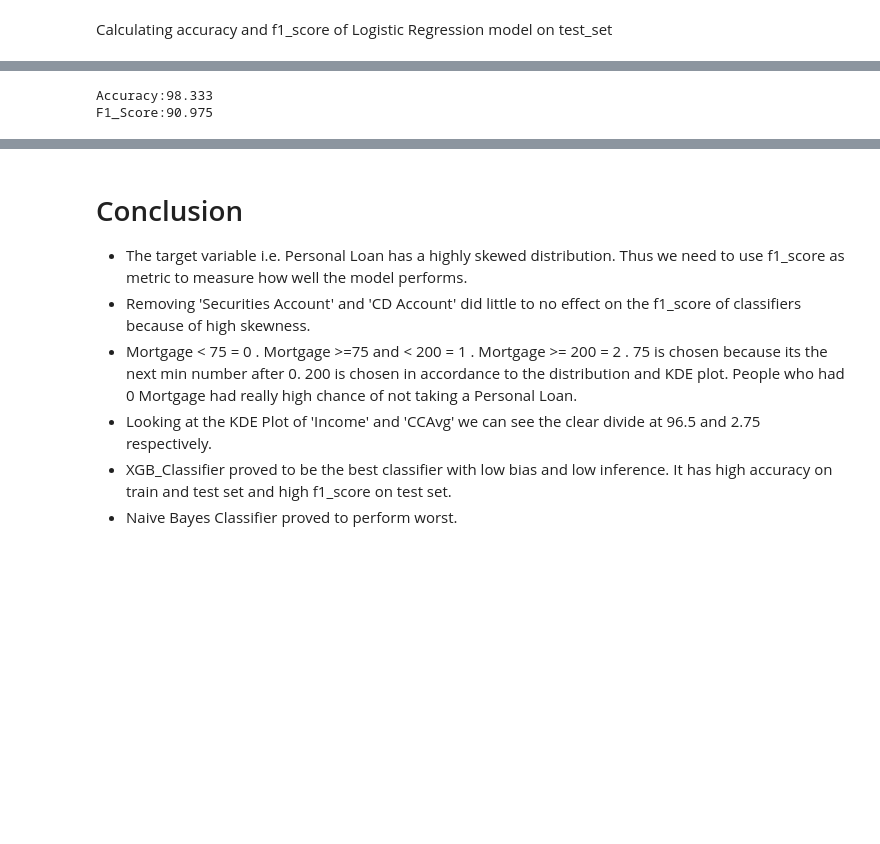
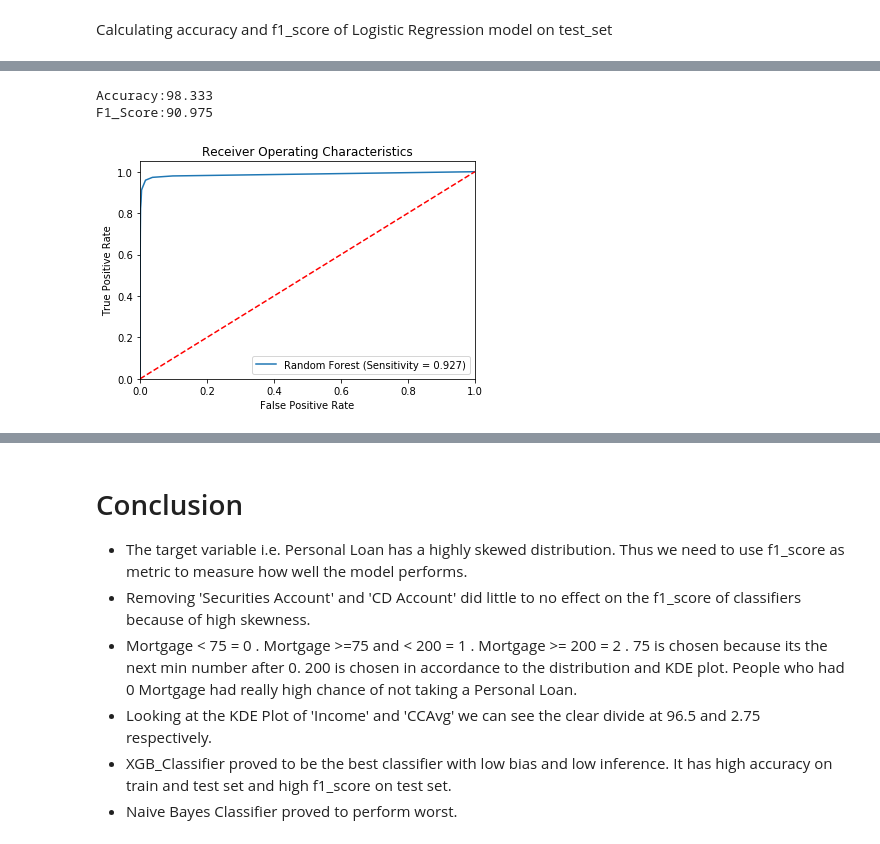
Before and after one commit to Candyman770/InternshipStudio, a Jupyter notebook: Marketing Campaign for Banking Products (Internship Studio Project)(2).ipynb, the cells around one changed output, grey strips where cells are left out. Cells and saved outputs as stored; diff of their text form; code cells hidden in the pictures; blank space fills up the shorter version.

```diff
--- a/Marketing Campaign for Banking Products (Internship Studio Project).ipynb
+++ b/Marketing Campaign for Banking Products (Internship Studio Project)(2).ipynb
@@ -335,6 +353,7 @@ F1_Score:62.385
 # %%
-predict_test(clf3)
+predict_test(clf3,'Random Forest')
 # %% [output]
 Accuracy:98.333
 F1_Score:90.975
+[figure, added]
 # %%
```
Also changed, not shown: parts of 10 cells of this notebook.
